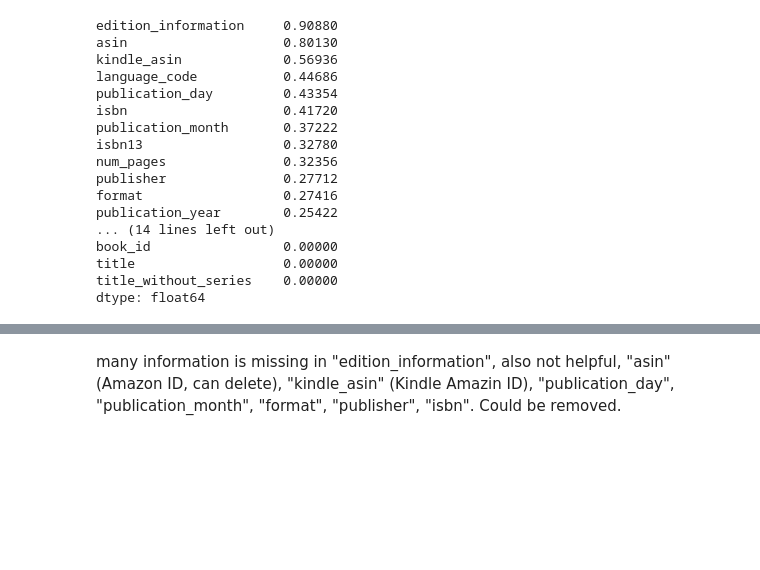
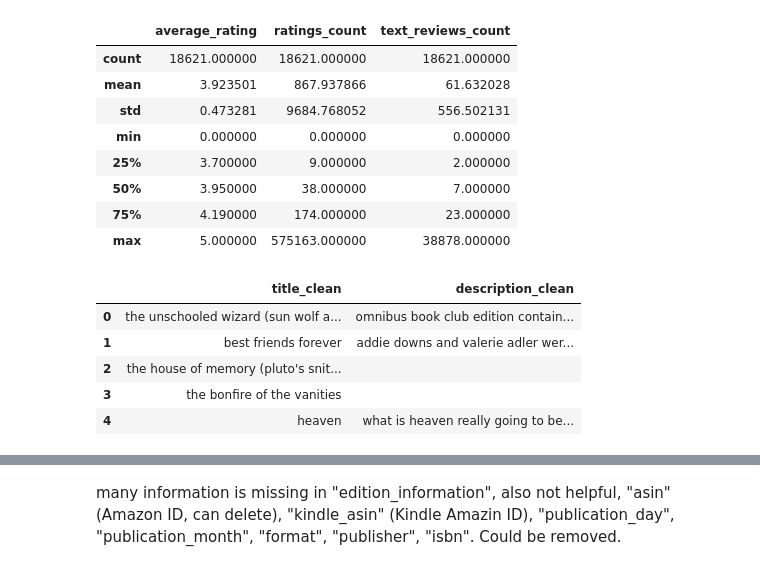
Before and after one commit to KRA96/The_Book_Thrift, a Jupyter notebook: goodreads_book/eda_goodreads.ipynb, the cells around one changed output, grey strips where cells are left out. Saved outputs shown, nothing was run; the diff lists cells and outputs as text; code cells hidden in the pictures; blank space fills up the shorter version.

```diff
--- a/goodreads_book/eda_goodreads.ipynb
+++ b/goodreads_book/eda_goodreads.ipynb
@@ -51,3 +28,9 @@ df = pd.read_csv("../raw_data/goodreads_books_50k.csv")
+# %%
+english_codes = ["eng", "en-US", "en-GB", "en-CA","NaN"]
+df = df[df["language_code"].isin(english_codes)].copy()
+# %%
+df = df.dropna(subset=["title", "description"], how="all").reset_index(drop=True)
+#drop rows where both title and description are NaN
 # %%
 df.shape
 # %% [output]
@@ -83 +38,14 @@ df.head(3)
+# %%
+cols_to_drop = [
+    "edition_information",
+    "asin",
+    "kindle_asin",
+    "publication_day",
+    "publication_month",
+    "format",
+    "publisher",
+    "isbn"
+]
+
+df = df.drop(columns=cols_to_drop, errors="ignore")
 # %%
@@ -103,21 +55,16 @@ memory usage: 11.1+ MB
-# %%
-missing_ratio = df.isna().mean().sort_values(ascending=False)
-missing_ratio
-# %% [output]
-edition_information     0.90880
-asin                    0.80130
-kindle_asin             0.56936
-language_code           0.44686
-publication_day         0.43354
-isbn                    0.41720
-publication_month       0.37222
-isbn13                  0.32780
-num_pages               0.32356
-publisher               0.27712
-format                  0.27416
-publication_year        0.25422
-... (14 lines left out)
-book_id                 0.00000
-title                   0.00000
-title_without_series    0.00000
-dtype: float64
+# %%
+for col in ["average_rating", "ratings_count", "text_reviews_count"]:
+    if col in df.columns:
+        df[col] = pd.to_numeric(df[col], errors="coerce")
+
+df[["average_rating", "ratings_count", "text_reviews_count"]].describe()
+# %% [output]
+|  | average_rating | ratings_count | text_reviews_count |
+| count | 18621.000000 | 18621.000000 | 18621.000000 |
+| mean | 3.923501 | 867.937866 | 61.632028 |
+| std | 0.473281 | 9684.768052 | 556.502131 |
+| min | 0.000000 | 0.000000 | 0.000000 |
+| 25% | 3.700000 | 9.000000 | 2.000000 |
+| 50% | 3.950000 | 38.000000 | 7.000000 |
+| 75% | 4.190000 | 174.000000 | 23.000000 |
+| max | 5.000000 | 575163.000000 | 38878.000000 |
@@ -123,0 +88,11 @@ dtype: float64
+# %%
+df["description_clean"] = df["description"].fillna("").astype(str).apply(clean_text)
+
+df[["title_clean", "description_clean"]].head()
+# %% [output]
+|  | title_clean | description_clean |
+| 0 | the unschooled wizard (sun wolf a... | omnibus book club edition contain... |
+| 1 | best friends forever | addie downs and valerie adler wer... |
+| 2 | the house of memory (pluto's snit... |  |
+| 3 | the bonfire of the vanities |  |
+| 4 | heaven | what is heaven really going to be... |
```
Also changed, not shown: parts of 57 cells of this notebook, 1 other file.
